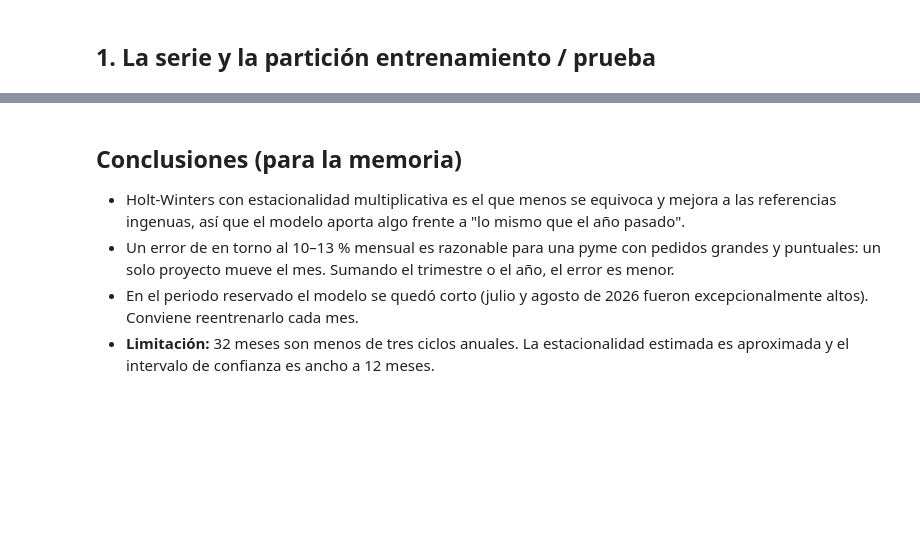
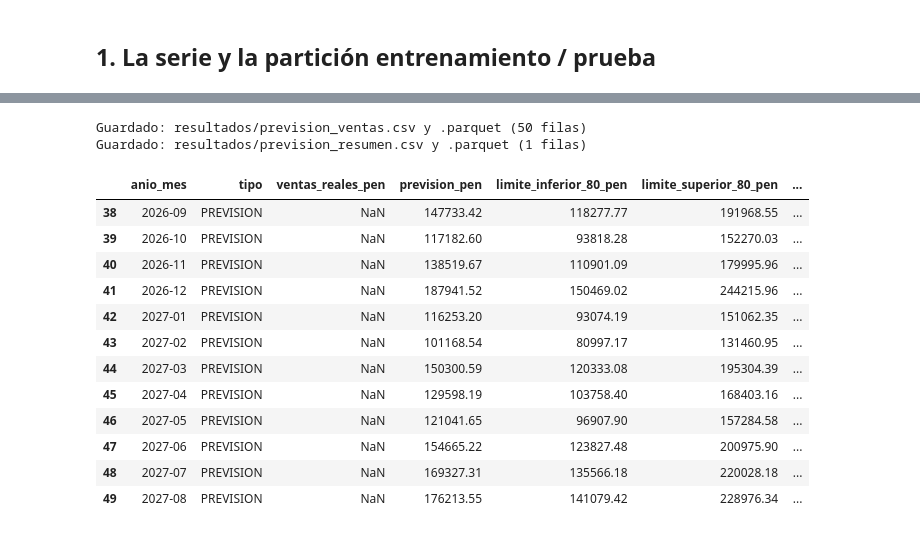
Before and after one commit to rudofra-lang/tfe-bi-ia-pyme, a Jupyter notebook: ml/01_prevision_ventas.ipynb, the cells around one changed output, grey strips where cells are left out. Cells and saved outputs as stored; diff of their text form; code cells hidden in the pictures; blank space fills up the shorter version.

```diff
--- a/ml/01_prevision_ventas.ipynb
+++ b/ml/01_prevision_ventas.ipynb
@@ -128,18 +211,34 @@ Una sola tabla con la serie real, la validación y la previsión. En Power BI se
 # %%
 prevision = pd.concat([
     pd.DataFrame({'anio_mes': serie.index.astype(str), 'tipo': 'REAL', 'ventas_reales_pen': serie.values}),
     pd.DataFrame({'anio_mes': prueba.index.astype(str), 'tipo': 'VALIDACION', 'ventas_reales_pen': prueba.values,
                   'prevision_pen': prev_reserva}),
     pd.DataFrame({'anio_mes': meses_futuros.astype(str), 'tipo': 'PREVISION', 'prevision_pen': prevision_12,
-                  'limite_inferior_80_pen': lim_inf, 'limite_superior_80_pen': lim_sup}),
+                  'limite_inferior_80_pen': lim_inf, 'limite_superior_80_pen': lim_sup,
+                  'prevision_min_modelos_pen': por_modelo.min(axis=1).values,
+                  'prevision_max_modelos_pen': por_modelo.max(axis=1).values}),
 ], ignore_index=True).round(2)
-prevision['modelo'] = mejor
+prevision['modelo'] = COMBINACION
 guardar(prevision, 'prevision_ventas')
+resumen = pd.DataFrame([{'ventas_ultimos_12m_pen': ultimos_12, 'prevision_12m_pen': prevision_12.sum(),
+                         'variacion_pct': (prevision_12.sum() / ultimos_12 - 1) * 100,
+                         'total_limite_inferior_80_pen': total_inf, 'total_limite_superior_80_pen': total_sup,
+                         'total_min_modelos_pen': por_modelo.sum().min(), 'total_max_modelos_pen': por_modelo.sum().max()}]).round(1)
+guardar(resumen, 'prevision_resumen')
 prevision.tail(12)
+# %% [output]
+Guardado: resultados/prevision_ventas.csv y .parquet (50 filas)
+Guardado: resultados/prevision_resumen.csv y .parquet (1 filas)
+|  | anio_mes | tipo | ventas_reales_pen | prevision_pen | limite_inferior_80_pen | limite_superior_80_pen | ... |
+| 38 | 2026-09 | PREVISION | NaN | 147733.42 | 118277.77 | 191968.55 | ... |
+| 39 | 2026-10 | PREVISION | NaN | 117182.60 | 93818.28 | 152270.03 | ... |
+| 40 | 2026-11 | PREVISION | NaN | 138519.67 | 110901.09 | 179995.96 | ... |
+| 41 | 2026-12 | PREVISION | NaN | 187941.52 | 150469.02 | 244215.96 | ... |
+| 42 | 2027-01 | PREVISION | NaN | 116253.20 | 93074.19 | 151062.35 | ... |
+| 43 | 2027-02 | PREVISION | NaN | 101168.54 | 80997.17 | 131460.95 | ... |
+| 44 | 2027-03 | PREVISION | NaN | 150300.59 | 120333.08 | 195304.39 | ... |
+| 45 | 2027-04 | PREVISION | NaN | 129598.19 | 103758.40 | 168403.16 | ... |
+| 46 | 2027-05 | PREVISION | NaN | 121041.65 | 96907.90 | 157284.58 | ... |
+| 47 | 2027-06 | PREVISION | NaN | 154665.22 | 123827.48 | 200975.90 | ... |
+| 48 | 2027-07 | PREVISION | NaN | 169327.31 | 135566.18 | 220028.18 | ... |
+| 49 | 2027-08 | PREVISION | NaN | 176213.55 | 141079.42 | 228976.34 | ... |
-# %% [markdown]
-## Conclusiones (para la memoria)
-
-- Holt-Winters con estacionalidad multiplicativa es el que menos se equivoca y mejora a las referencias ingenuas, así que el modelo aporta algo frente a "lo mismo que el año pasado".
-- Un error de en torno al 10–13 % mensual es razonable para una pyme con pedidos grandes y puntuales: un solo proyecto mueve el mes. Sumando el trimestre o el año, el error es menor.
-- En el periodo reservado el modelo se quedó corto (julio y agosto de 2026 fueron excepcionalmente altos). Conviene reentrenarlo cada mes.
-- **Limitación:** 32 meses son menos de tres ciclos anuales. La estacionalidad estimada es aproximada y el intervalo de confianza es ancho a 12 meses.
```
Also changed, not shown: parts of 19 cells of this notebook, 11 other files.
